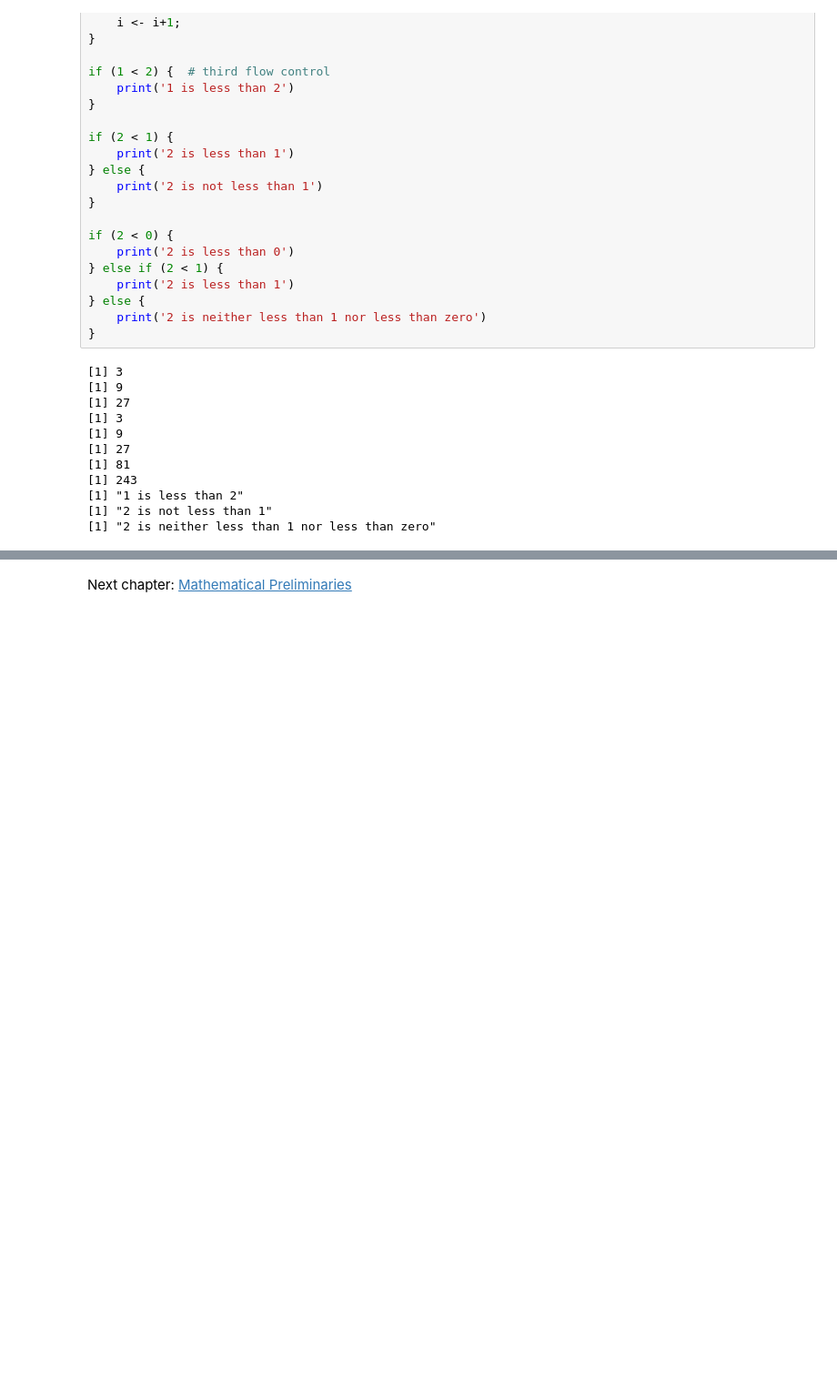
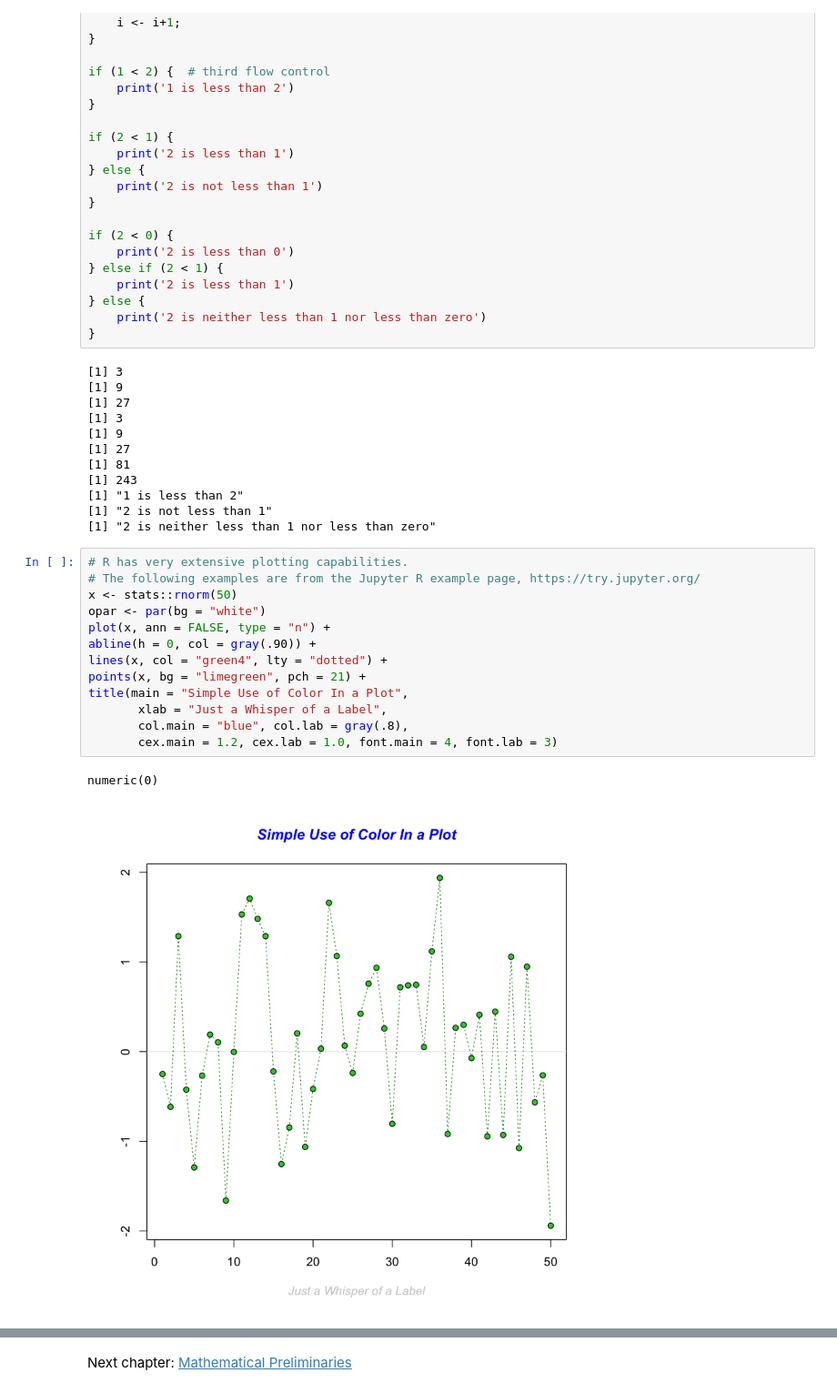
Before and after one commit to pbstark/Padova15, a Jupyter notebook: jupyter.ipynb, the cells around one changed output, grey strips where cells are left out. Shown at 91% size. Cells and saved outputs as stored; diff of their text form; blank space fills up the shorter version.

```diff
--- a/jupyter.ipynb
+++ b/jupyter.ipynb
@@ -445,3 +445,19 @@ if (2 < 0) {
 [1] "1 is less than 2"
 [1] "2 is not less than 1"
 [1] "2 is neither less than 1 nor less than zero"
+# %%
+# R has very extensive plotting capabilities.
+# The following examples are from the Jupyter R example page, https://try.jupyter.org/
+x <- stats::rnorm(50)
+opar <- par(bg = "white")
+plot(x, ann = FALSE, type = "n") +
+abline(h = 0, col = gray(.90)) +
+lines(x, col = "green4", lty = "dotted") +
+points(x, bg = "limegreen", pch = 21) +
+title(main = "Simple Use of Color In a Plot",
+       xlab = "Just a Whisper of a Label",
+       col.main = "blue", col.lab = gray(.8),
+       cex.main = 1.2, cex.lab = 1.0, font.main = 4, font.lab = 3)
+# %% [output]
+numeric(0)
+[figure, added]
```
Also changed, not shown: parts of 1 cell of this notebook, 1 other file.
